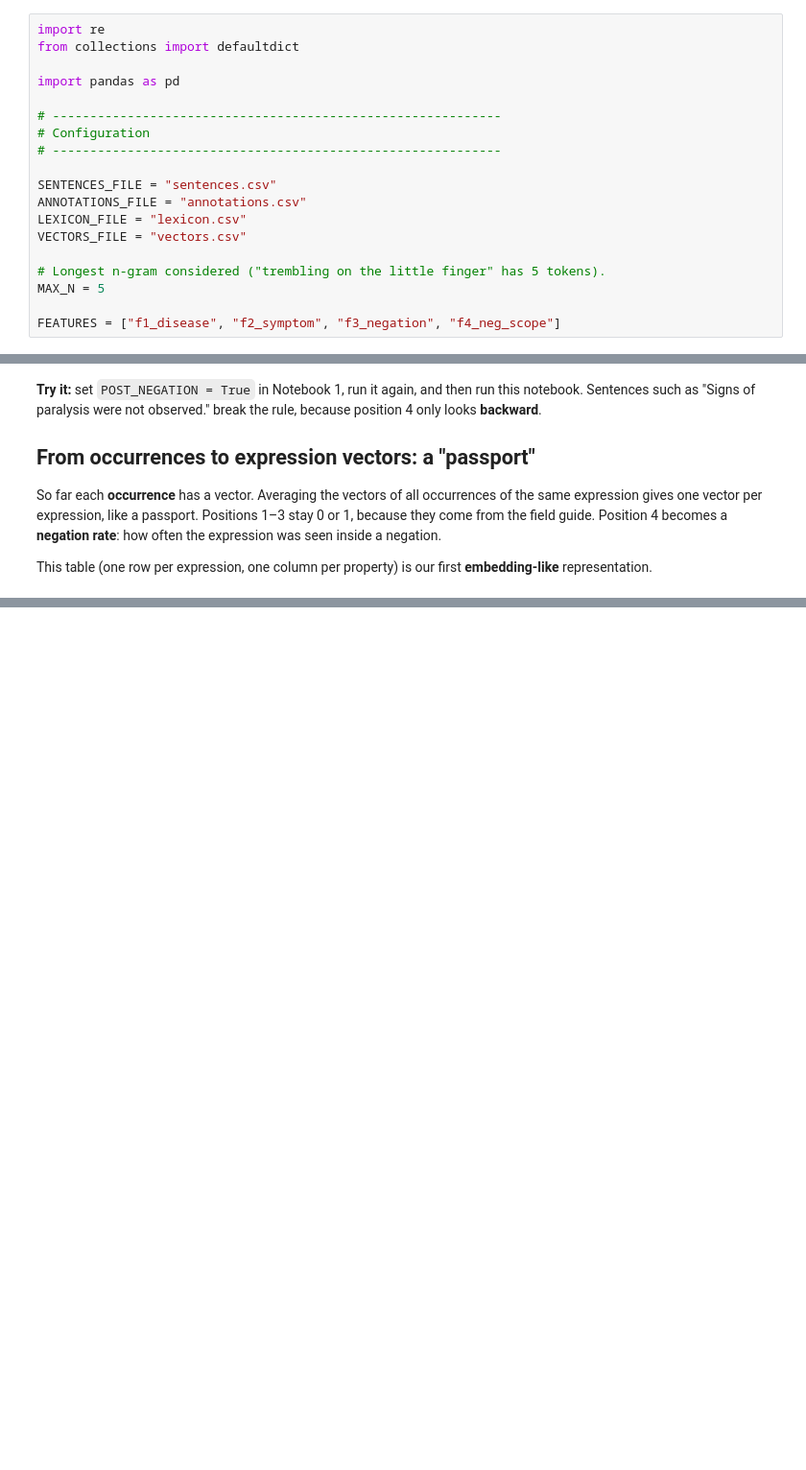
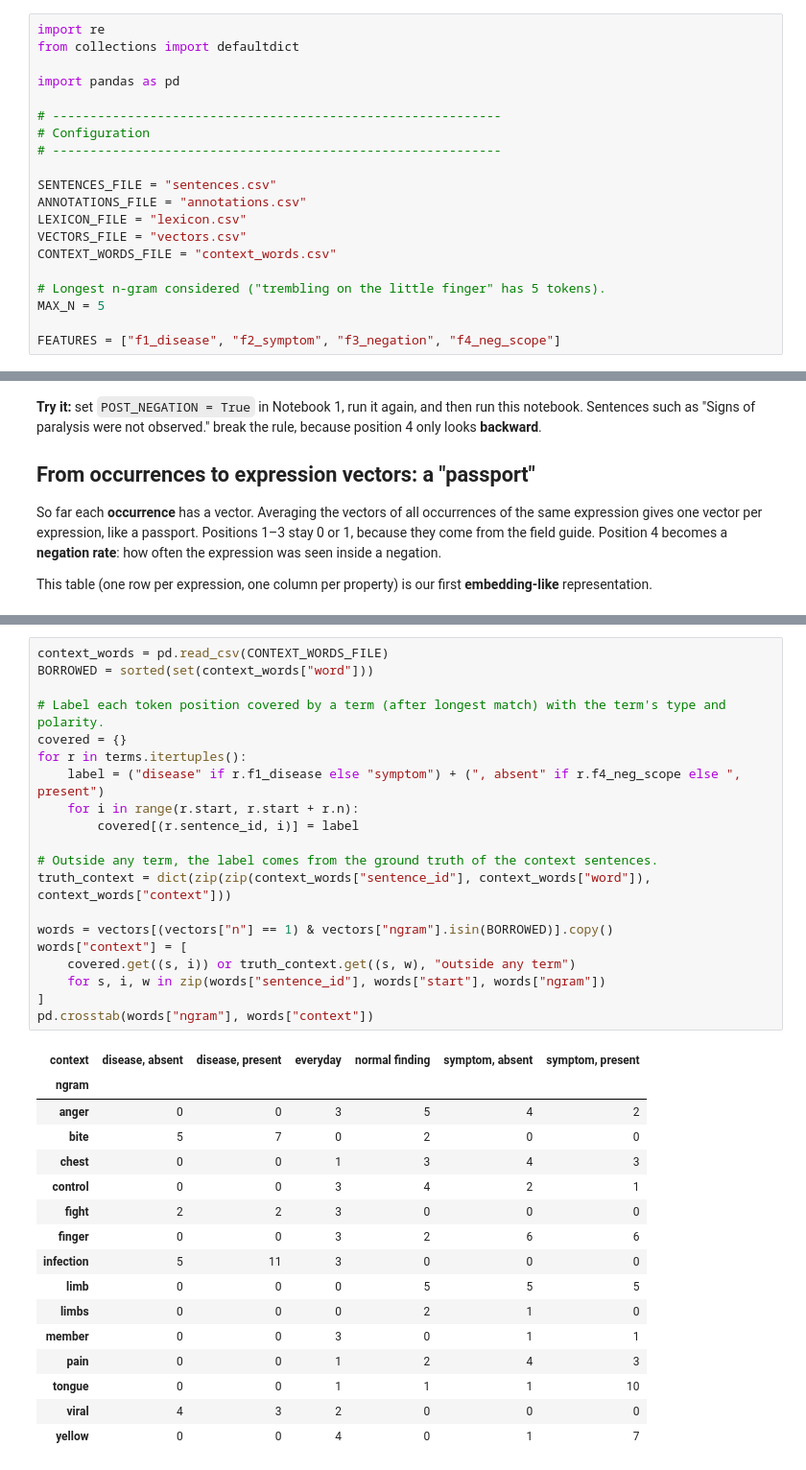
Before and after one commit to santanche/nlp2learn, a Jupyter notebook: embeddings/zombie-vectors/02_feature_vectors.ipynb, the cells around one changed output, grey strips where cells are left out. Shown at 96% size. Drawn from its saved outputs; the diff is of its cells as text; blank space fills up the shorter version.

```diff
--- a/embeddings/zombie-vectors/02_feature_vectors.ipynb
+++ b/embeddings/zombie-vectors/02_feature_vectors.ipynb
@@ -30,6 +30,7 @@ SENTENCES_FILE = "sentences.csv"
 ANNOTATIONS_FILE = "annotations.csv"
 LEXICON_FILE = "lexicon.csv"
 VECTORS_FILE = "vectors.csv"
+CONTEXT_WORDS_FILE = "context_words.csv"
 
 # Longest n-gram considered ("trembling on the little finger" has 5 tokens).
 MAX_N = 5
@@ -323,0 +343,37 @@ canonical_passports
+# %%
+context_words = pd.read_csv(CONTEXT_WORDS_FILE)
+BORROWED = sorted(set(context_words["word"]))
+
+# Label each token position covered by a term (after longest match) with the term's type and polarity.
+covered = {}
+for r in terms.itertuples():
+    label = ("disease" if r.f1_disease else "symptom") + (", absent" if r.f4_neg_scope else ", present")
+    for i in range(r.start, r.start + r.n):
+        covered[(r.sentence_id, i)] = label
+
+# Outside any term, the label comes from the ground truth of the context sentences.
+truth_context = dict(zip(zip(context_words["sentence_id"], context_words["word"]), context_words["context"]))
+
+words = vectors[(vectors["n"] == 1) & vectors["ngram"].isin(BORROWED)].copy()
+words["context"] = [
+    covered.get((s, i)) or truth_context.get((s, w), "outside any term")
+    for s, i, w in zip(words["sentence_id"], words["start"], words["ngram"])
+]
+pd.crosstab(words["ngram"], words["context"])
+# %% [output]
+| context | disease, absent | disease, present | everyday | normal finding | symptom, absent | symptom, present |
+| ngram |  |  |  |  |  |  |
+| anger | 0 | 0 | 3 | 5 | 4 | 2 |
+| bite | 5 | 7 | 0 | 2 | 0 | 0 |
+| chest | 0 | 0 | 1 | 3 | 4 | 3 |
+| control | 0 | 0 | 3 | 4 | 2 | 1 |
+| fight | 2 | 2 | 3 | 0 | 0 | 0 |
+| finger | 0 | 0 | 3 | 2 | 6 | 6 |
+| infection | 5 | 11 | 3 | 0 | 0 | 0 |
+| limb | 0 | 0 | 0 | 5 | 5 | 5 |
+| limbs | 0 | 0 | 0 | 2 | 1 | 0 |
+| member | 0 | 0 | 3 | 0 | 1 | 1 |
+| pain | 0 | 0 | 1 | 2 | 4 | 3 |
+| tongue | 0 | 0 | 1 | 1 | 1 | 10 |
+| viral | 4 | 3 | 2 | 0 | 0 | 0 |
+| yellow | 0 | 0 | 4 | 0 | 1 | 7 |
```
Also changed, not shown: parts of 11 cells of this notebook, 25 other files.
